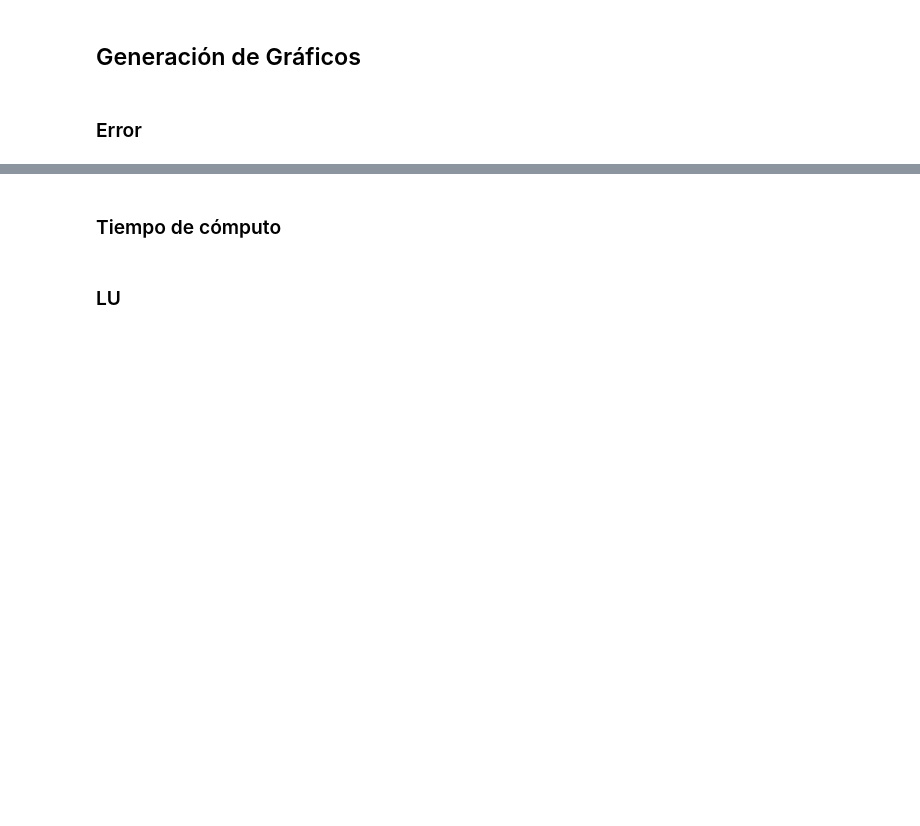
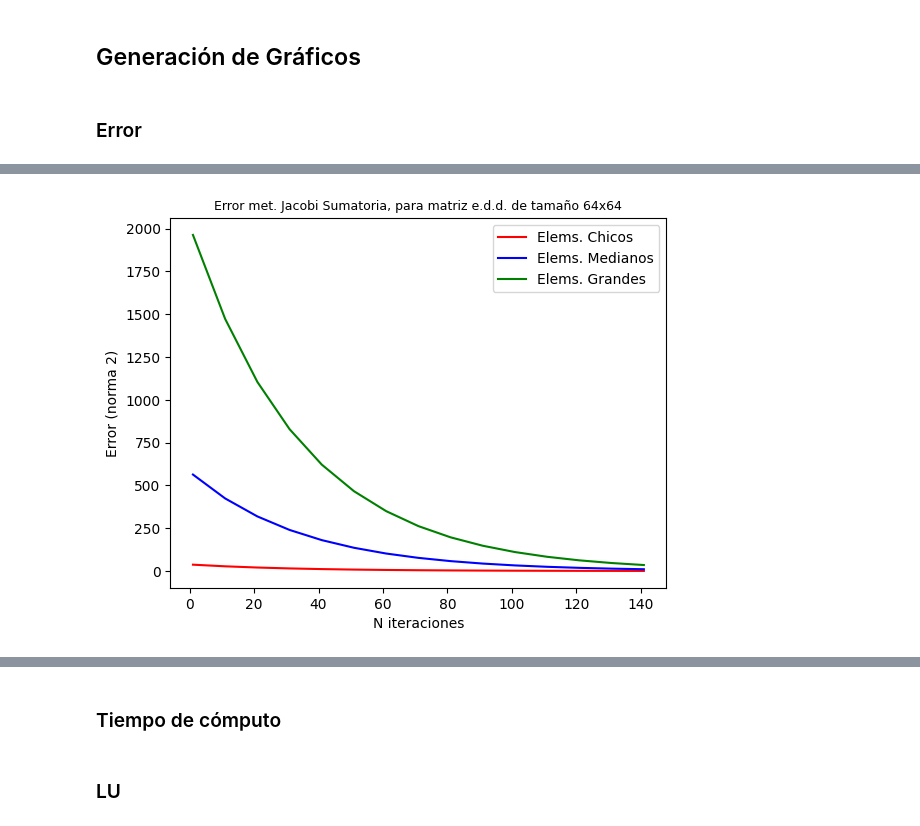
Before and after one commit to aleeperezz16/metnum-tp3, a Jupyter notebook: notebook/experimentacion.ipynb, the cells around one changed output, grey strips where cells are left out. Saved outputs shown, nothing was run; the diff lists cells and outputs as text; code cells hidden in the pictures; blank space fills up the shorter version.

```diff
--- a/notebook/experimentacion.ipynb
+++ b/notebook/experimentacion.ipynb
@@ -146,0 +302,19 @@ errores
+# %%
+errores_chico = errores_jacobi_sum["chico"]["edd"]["64"]
+errores_mediano = errores_jacobi_sum["mediano"]["edd"]["64"]
+errores_grande = errores_jacobi_sum["grande"]["edd"]["64"]
+
+its = range(1,max_iter + 1,step)
+
+_, ax = plt.subplots()
+ax.plot(its,errores_chico, c="red", label="Elems. Chicos")
+ax.plot(its,errores_mediano, c="blue", label="Elems. Medianos")
+ax.plot(its,errores_grande, c="green", label="Elems. Grandes")
+
+plt.xlabel("N iteraciones")
+plt.ylabel("Error (norma 2)")
+plt.title("Error met. Jacobi Sumatoria, para matriz e.d.d. de tamaño 64x64",fontsize = 9)
+plt.legend()
+plt.show()
+# %% [output]
+[figure, added]
```
Also changed, not shown: parts of 6 cells of this notebook.
